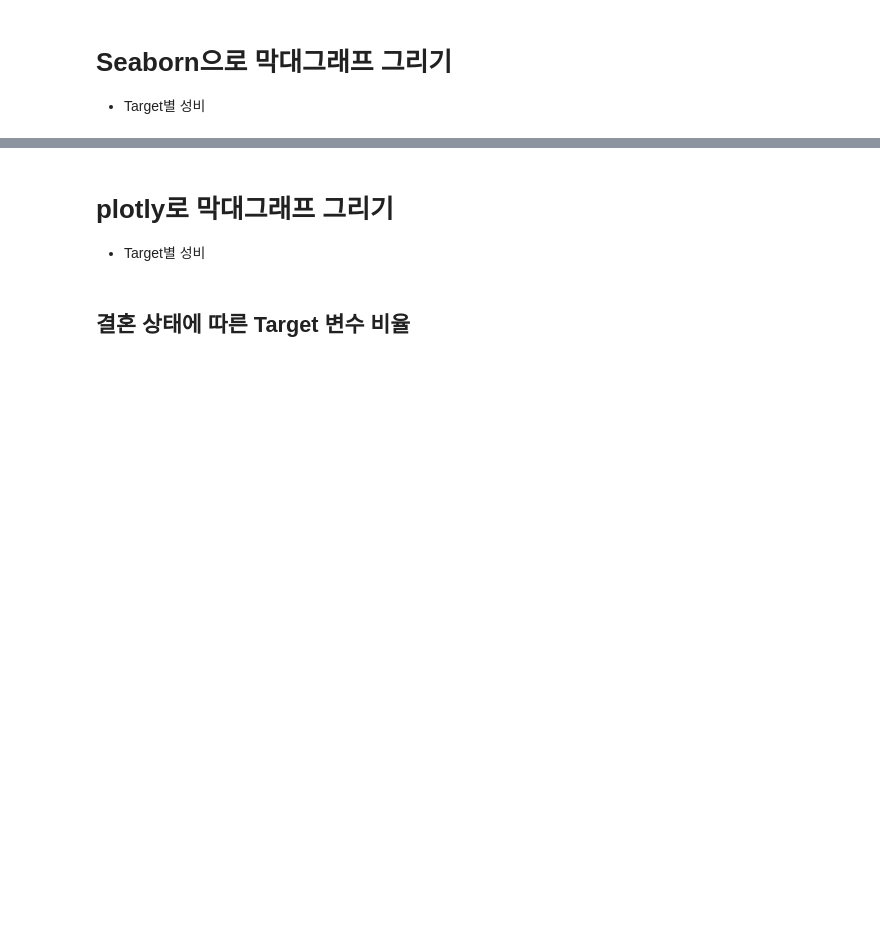
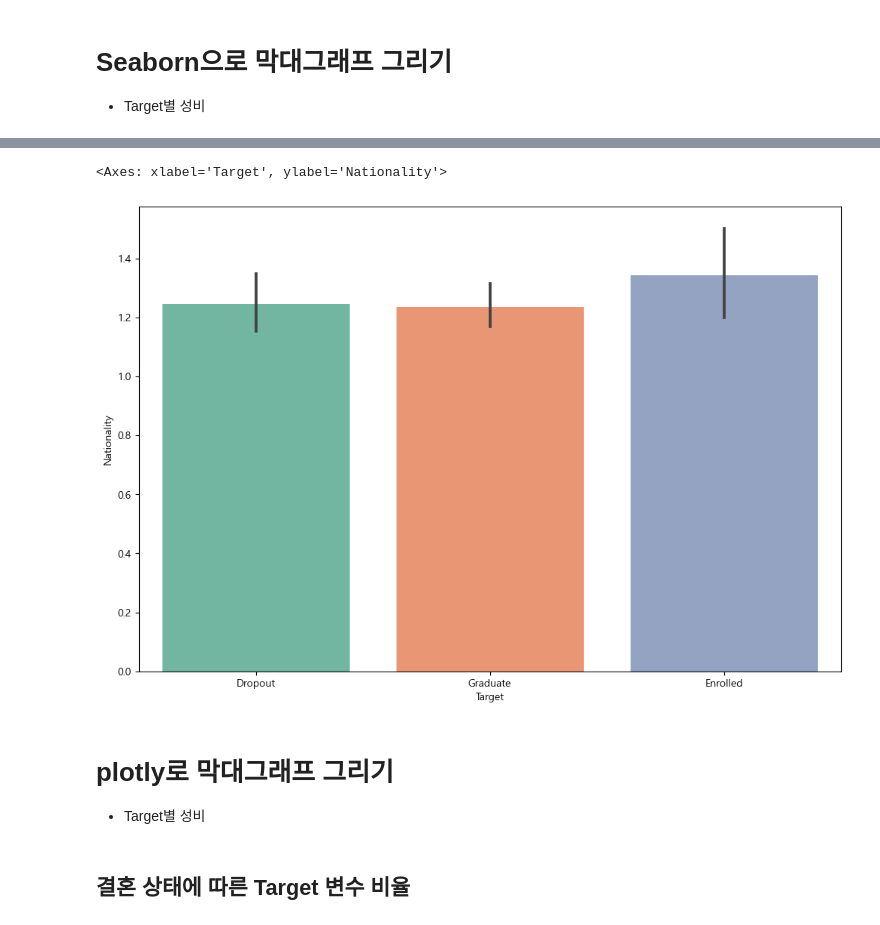
Before and after one commit to lhshs/Genia, a Jupyter notebook: Study/chapter 1. 실습용 코드.ipynb, the cells around one changed output, grey strips where cells are left out. Drawn from its saved outputs; the diff is of its cells as text; code cells hidden in the pictures; blank space fills up the shorter version.

```diff
--- a/Study/chapter 1. 실습용 코드.ipynb
+++ b/Study/chapter 1. 실습용 코드.ipynb
@@ -499,0 +764,9 @@ print(dropout[type_lst['Float64']].max())
+# %%
+# Null값 확인 + 최빈값으로 채워진 것 확인
+
+for i in dropout_float:
+    display(dropout_float[dropout_float[i].isnull()])
+    print(f'{i} columns의 최빈값은 {dropout_float[i].mode()[0]}')
+    i_null_index = dropout_float[dropout_float[i].isnull()].index
+    display(dropout_float[[i]].fillna(dropout_float[i].mode()[0]).loc[i_null_index])
+    print('👻')
@@ -513,5 +800,18 @@ print(dropout[type_lst['Float64']].max())
 # ------------------------------------------------------------------------------------------------------------
 # %% [markdown]
 ### * object 타입 컬럼 결측치 대치
+# %%
+# object type Null data index 추출
+dropout_object = dropout[type_lst['Object']]
+o_null_index = dropout_float[dropout_float.isnull().any(axis=1)].index
 # %% [markdown]
 #### 1. object 타입의 컬럼의 결측치를 모두 각 컬럼의 최빈값으로 대치 version 1 -> value_counts() + idxmax() 함수 사용
+# %%
+# Null값 확인 + 최빈값으로 채워진 것 확인
+
+for i in dropout_object:
+    display(dropout_object[dropout_object[i].isnull()])
+    print(f'{i} columns의 최빈값은 {dropout_object[[i]].value_counts().idxmax()[0]}')
+    i_null_index = dropout_object[dropout_object[i].isnull()].index
+    display(dropout_object[[i]].fillna(dropout_object[[i]].value_counts().idxmax()[0]).loc[i_null_index])
+    print('👻')
@@ -527,3 +841,8 @@ print(dropout[type_lst['Float64']].max())
 #### 5. object 타입의 컬럼의 결측치를 분석가가 원하는 값으로 대치 가능 -> replace() 함수 사용
 # %% [markdown]
 # ------------------------------------------------------------------------------------------------------------
+# %%
+# ID는 index로 대체
+dropout = dropout.drop('ID', axis=1)
+for i in dropout:
+    dropout[i].fillna(dropout[i].mode()[0], inplace=True)
@@ -567,3 +948,10 @@ import seaborn as sns
+# %%
+# 그래프 그리기
+
+sns.barplot(dropout, x='Target', y='Nationality', palette='Set2')
+# %% [output]
+<Axes: xlabel='Target', ylabel='Nationality'>
+[figure, added]
 # %% [markdown]
 # plotly로 막대그래프 그리기
 - Target별 성비
```
Also changed, not shown: parts of 44 cells of this notebook.
